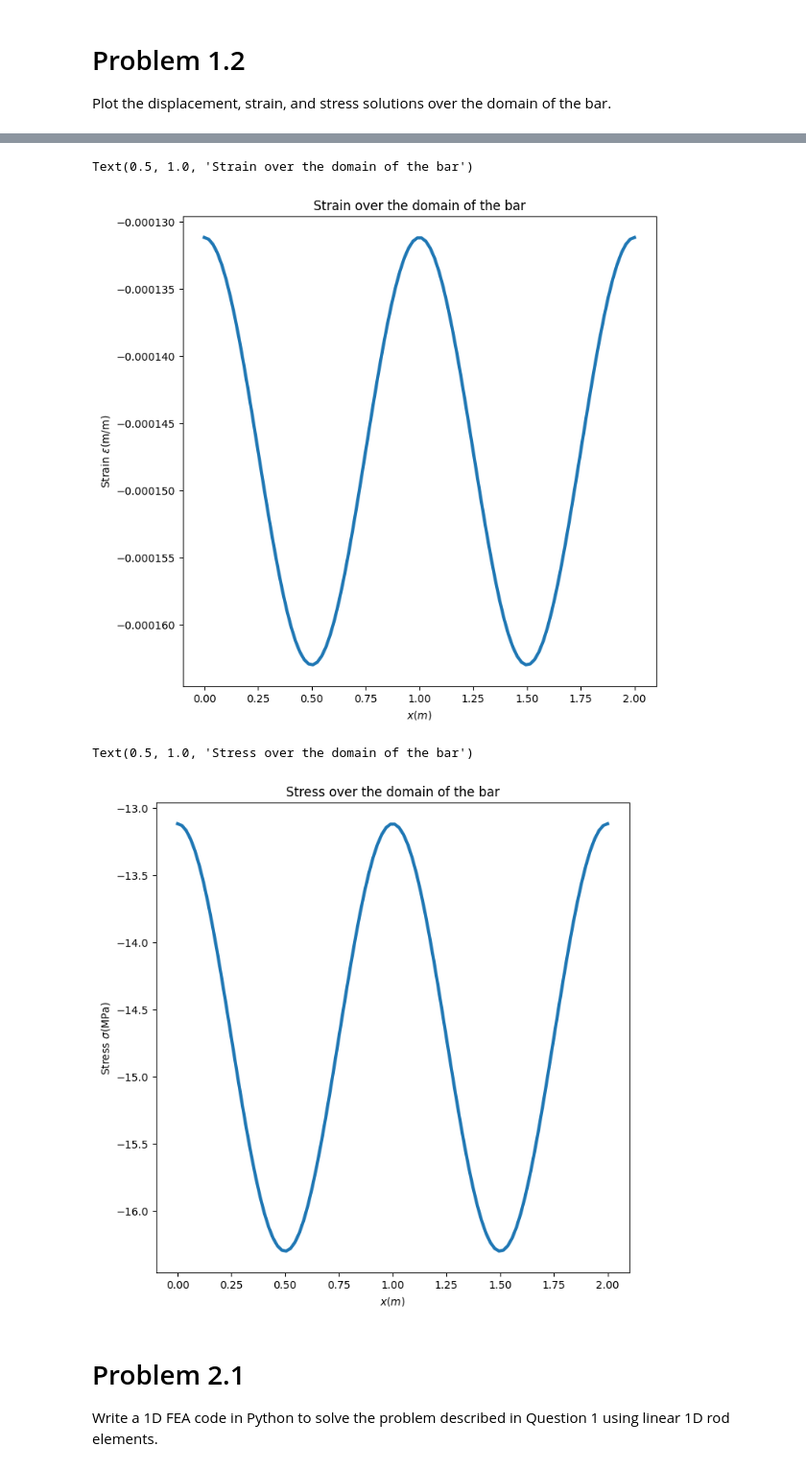
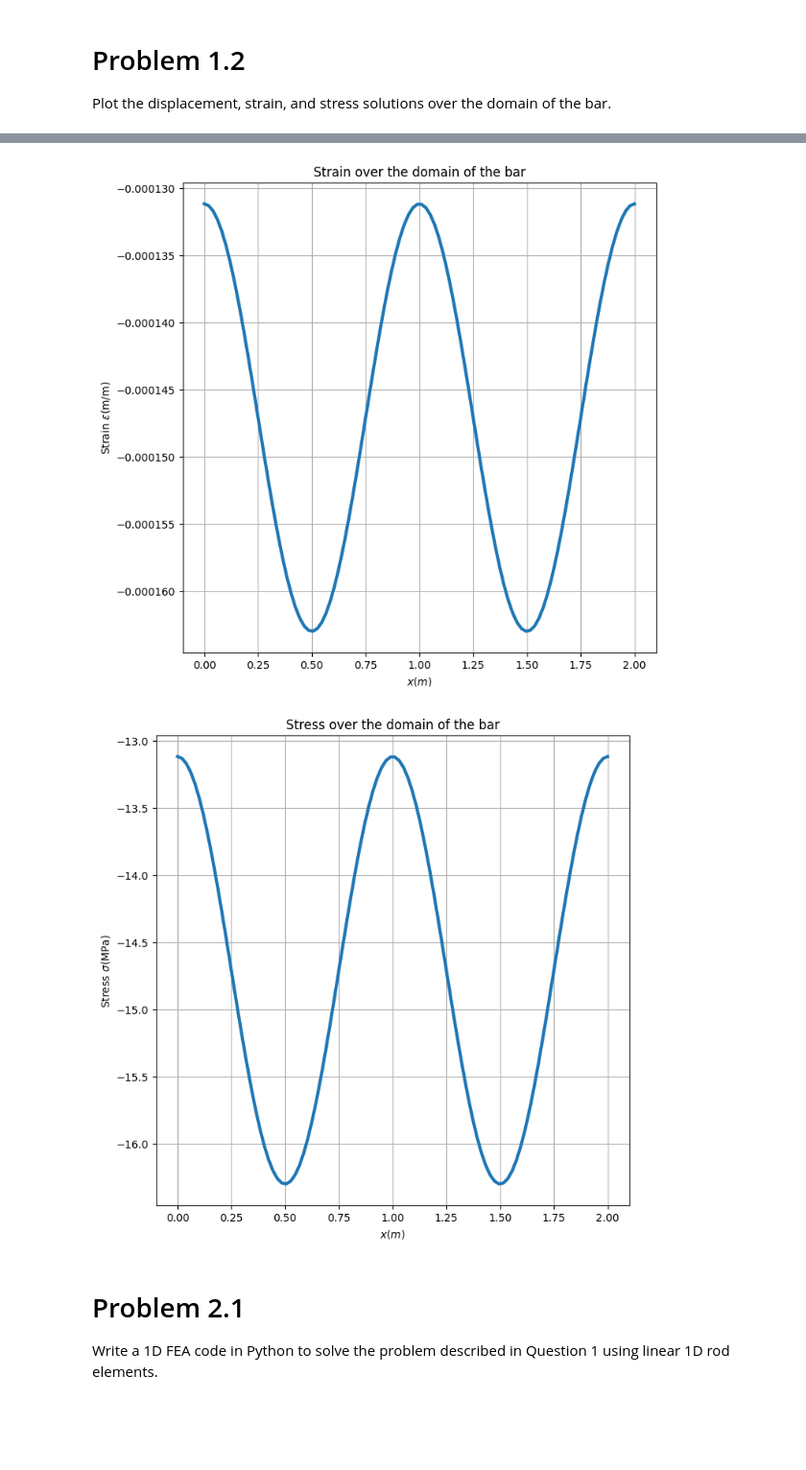
Before and after one commit to Ali-7800/ME471, a Jupyter notebook: projects/project_1.ipynb, the cells around one changed output, grey strips where cells are left out. Shown: that part at 96% size. Saved outputs shown, nothing was run; the diff lists cells and outputs as text; code cells hidden in the pictures; blank space fills up the shorter version.

```diff
--- a/projects/project_1.ipynb
+++ b/projects/project_1.ipynb
@@ -28,21 +28,21 @@ plt.plot(x,strain,linewidth=3)
 plt.xlabel("$x(m)$")
 plt.ylabel("Strain $\epsilon$(m/m)")
 plt.title("Strain over the domain of the bar")
+plt.grid()
 # %% [output]
-Text(0.5, 1.0, 'Strain over the domain of the bar')
-[figure, old version]
+[figure, new version]
 # %%
 x = np.linspace(0,2,100)
 E = 100e9 #100GPa
-stress = E*strain
+stress_analytical = E*strain
 plt.figure(figsize=(8, 8))
-ax =plt.plot(x,stress*1e-6,linewidth=3)
+ax =plt.plot(x,stress_analytical*1e-6,linewidth=3)
 plt.xlabel("$x(m)$")
 plt.ylabel("Stress $\sigma$(MPa)")
 plt.title("Stress over the domain of the bar")
+plt.grid()
 # %% [output]
-Text(0.5, 1.0, 'Stress over the domain of the bar')
-[figure, old version]
+[figure, new version]
 # %% [markdown]
 # Problem 2.1
 Write a 1D FEA code in Python to solve the problem described in Question 1 using linear 1D
```
Also changed, not shown: parts of 3 cells of this notebook.
